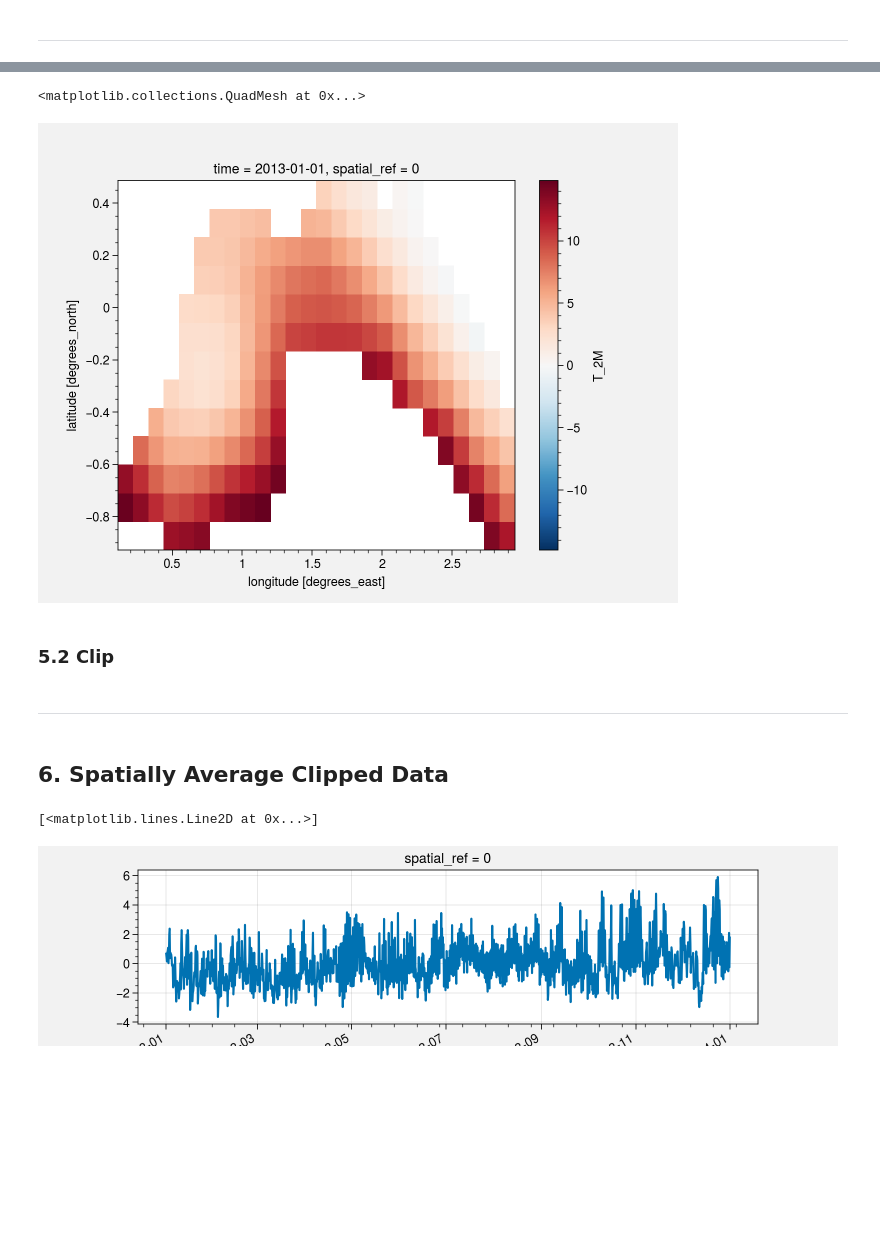
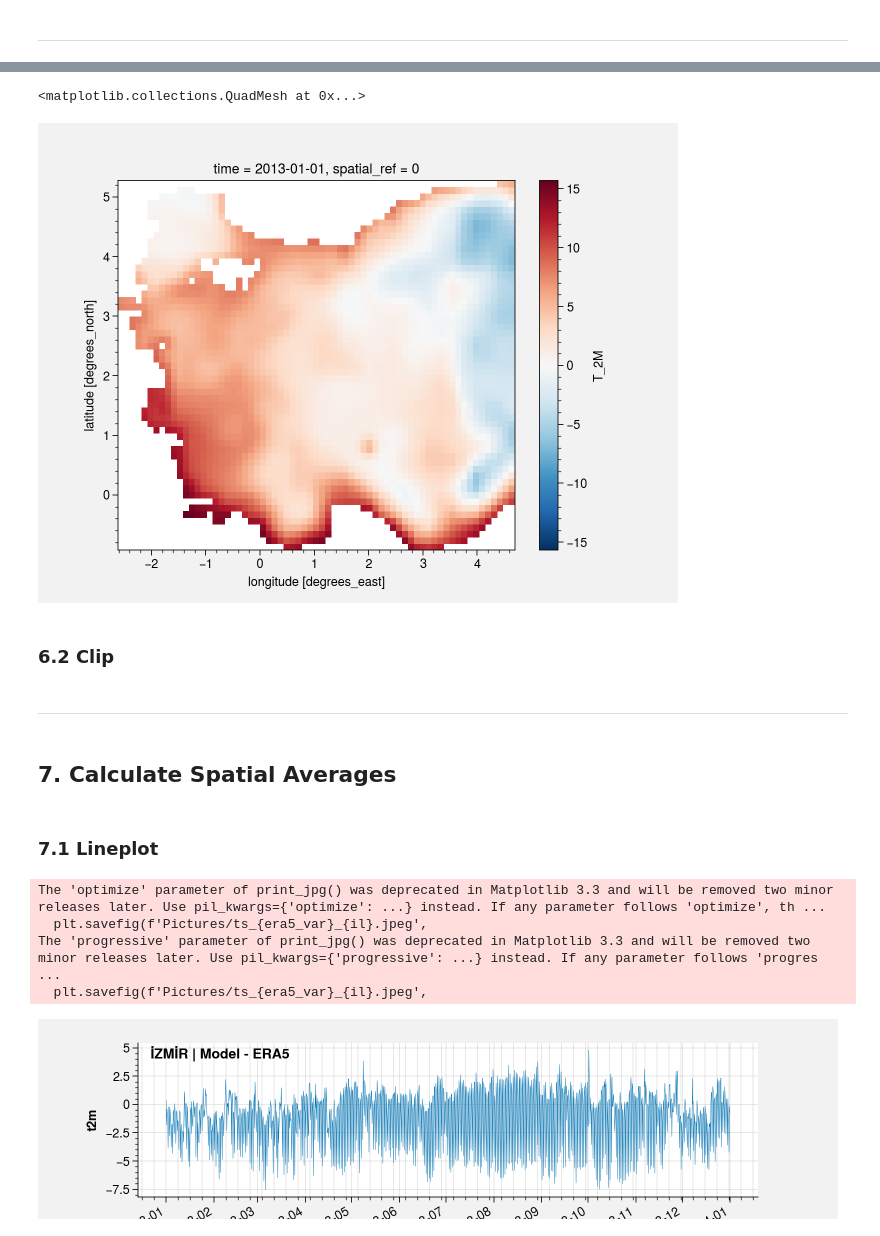
Before and after one commit to donmezkutay/Climate-Modelling-Lesson-Project, a Jupyter notebook: process_1D_graphics.ipynb, the cells around one changed output, grey strips where cells are left out. Cells and saved outputs as stored; diff of their text form; code cells hidden in the pictures; blank space fills up the shorter version.

```diff
--- a/process_1D_graphics.ipynb
+++ b/process_1D_graphics.ipynb
@@ -167,0 +286,22 @@ Attributes:
+# %%
+# data
+data_df = xr_skill_dist
+
+# graphic features
+fig_array = [[1,2,3]]
+
+cmap = plt.get_cmap('hot_r')
+vmin = 0
+vmax = 20
+norm = BoundaryNorm(np.arange(vmin, vmax+1, 1), ncolors=cmap.N, clip=True)
+ticks = np.arange(vmin, vmax + 2, 2)
+graphic_no = 3
+method='Dist Method'
+difference_method = 'Distance'
+
+# projection
+crs_data = cartopy.crs.RotatedPole(**crs_parameters)
+
+plot_facet_map(data_df, cmap, vmin, vmax, norm, ticks,
+               crs_data, graphic_no, era5_var, model_level,
+               plevel, method, difference_method, fig_array)
@@ -183,8 +322,8 @@ higher_resolution(dt, x_dims, y_dims, 2)[0].plot()
 # %%
 # test clipping accuracy
 clip_to_city(higher_resolution(dt, x_dims, y_dims, 2),
-             province, crs_data, x_dims, y_dims)[0].plot()
+             shapefile_dt, crs_data, x_dims, y_dims)[0].plot()
 # %% [output]
 <matplotlib.collections.QuadMesh at 0x...>
-[figure, old version]
+[figure, new version]
 # %%
@@ -192,5 +331,5 @@ clip_to_city(higher_resolution(dt, x_dims, y_dims, 2),
 # %% [markdown]
-### 5.2 Clip
+### 6.2 Clip
 # %%
 # model
 dt_clipped = clip_to_city(dt, province, crs_data, x_dims, y_dims)
@@ -199,10 +338,10 @@ dt_era5_clipped = clip_to_city(dt_era5_reprojected, province, crs_data, x_dims,
 # it adds fillvalue (IDK why?) so better change no data with np.nan
 nodata = dt_era5_clipped.rio.nodata
 dt_era5_clipped = dt_era5_clipped.where(dt_era5_clipped != nodata, np.nan)
-# %% [markdown]
-----------
+# %% [markdown]
+-----------
 # %% [markdown]
-## 6. Spatially Average Clipped Data
+## 7. Calculate Spatial Averages
 # %%
 # mean model
 dt_clipped_mean = dt_clipped.mean(dim=[x_dims, y_dims])
@@ -210,8 +349,48 @@ dt_clipped_mean = dt_clipped.mean(dim=[x_dims, y_dims])
 dt_era5_clipped_mean = dt_era5_clipped.mean(dim=[x_dims, y_dims])
 
 mean_difference = dt_clipped_mean - dt_era5_clipped_mean
+# %% [markdown]
+### 7.1 Lineplot
 # %%
-mean_difference.plot(figsize = (8,2))
+n_lines = 10
+diff_linewidth = 1.05
+alpha_value = 0.03
+
+fig = plt.figure(figsize = (8,2))
+
+#ax1
+ax1 = fig.add_subplot(1,1,1)
+mean_difference.plot(ax = ax1, linewidth=0.3,)
+plt.ylabel(f'{era5_var}', fontsize=9,weight='bold')
+ax1.grid(True, which='both', axis='x')
+
+# common
+ax1.set_xlabel('Date', fontsize=9, weight='bold')
+
+#empty title
+ax1.set_title( f'',
+         weight='bold',transform=ax1.transAxes,
+         fontsize=10, style='italic')
+
+
+ax1.text(0.02, 0.9, f'{il} | Model - ERA5',
+         weight='bold',transform=ax1.transAxes,
+         fontsize=10,)
+
+ax1.spines["top"].set_visible(False)
+ax1.spines["right"].set_visible(False)
+ax1.xaxis.set_major_formatter(mdates.DateFormatter('%Y-%m'))
+
+# Ensure a major tick for each week using (interval=1)
+ax1.xaxis.set_major_locator(mdates.MonthLocator(interval=1))
+
+#savefig
+plt.savefig(f'Pictures/ts_{era5_var}_{il}.jpeg',
+            bbox_inches='tight', optimize=False,
+            progressive=True, dpi=300)
 # %% [output]
-[<matplotlib.lines.Line2D at 0x...>]
+The 'optimize' parameter of print_jpg() was deprecated in Matplotlib 3.3 and will be removed two minor releases later. Use pil_kwargs={'optimize': ...} instead. If any parameter follows 'optimize', th ...
+  plt.savefig(f'Pictures/ts_{era5_var}_{il}.jpeg',
+The 'progressive' parameter of print_jpg() was deprecated in Matplotlib 3.3 and will be removed two minor releases later. Use pil_kwargs={'progressive': ...} instead. If any parameter follows 'progres ...
+  plt.savefig(f'Pictures/ts_{era5_var}_{il}.jpeg',
-[figure, old version]
+[figure, new version]
```
Also changed, not shown: parts of 27 cells of this notebook, 8 other files.
